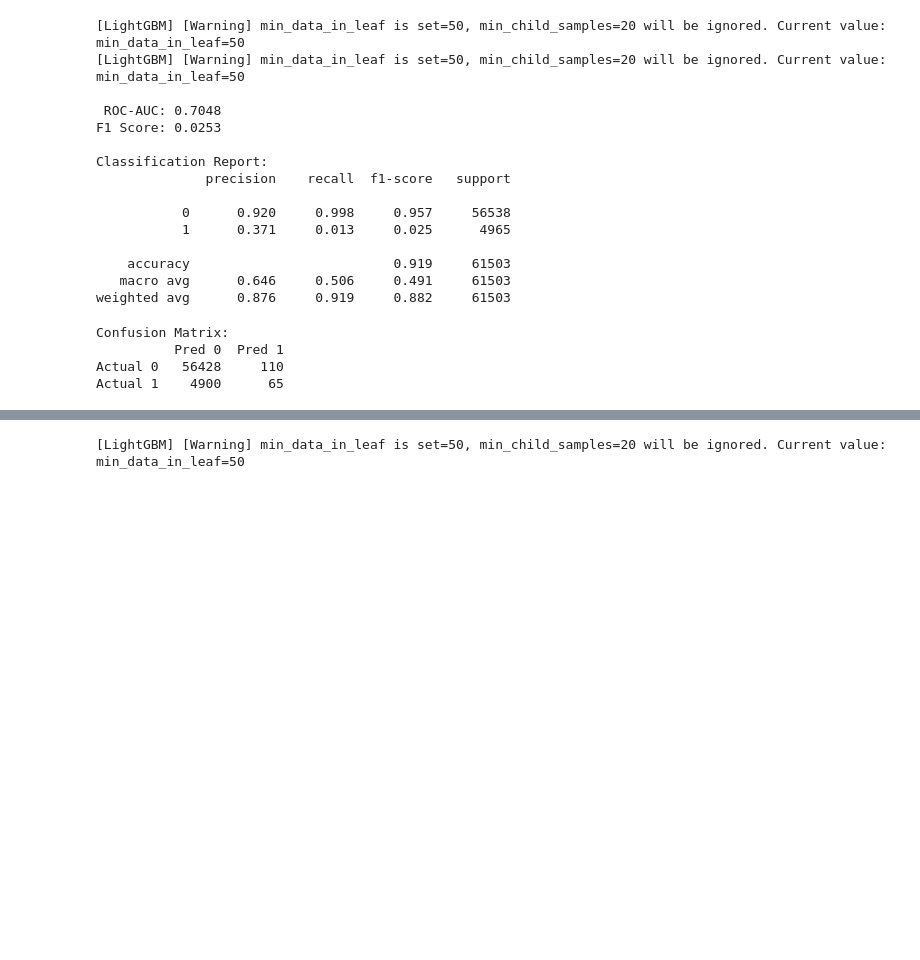
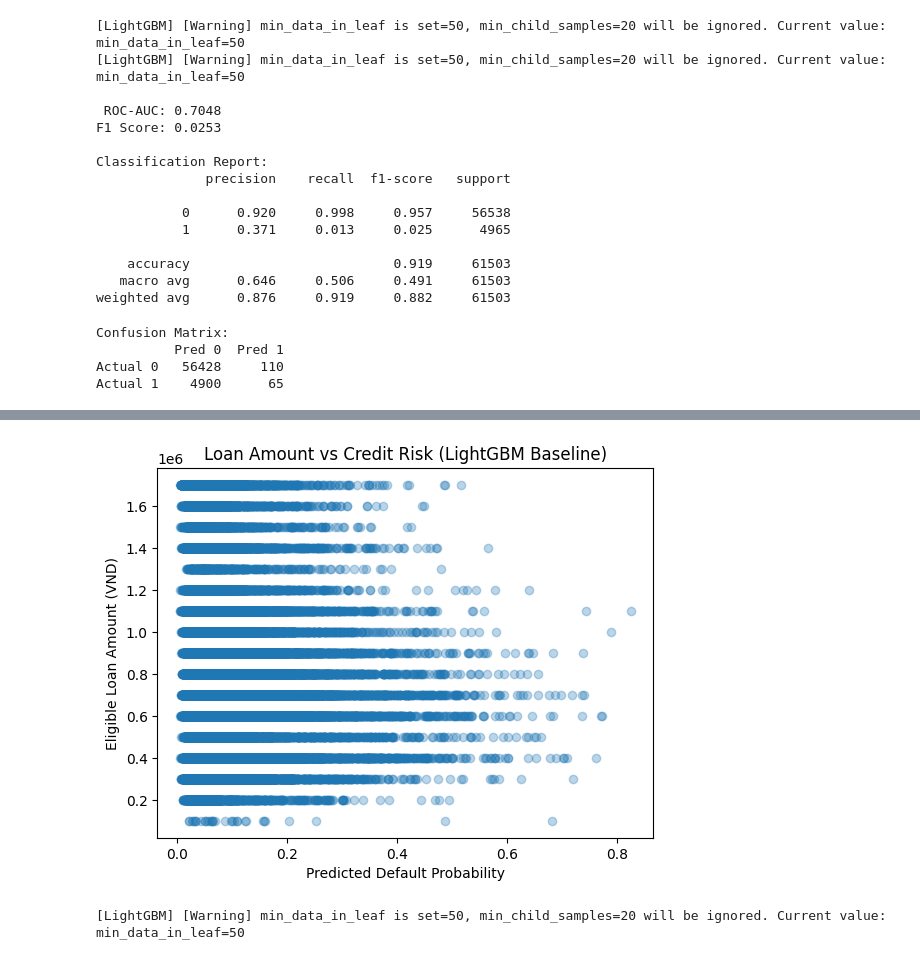
Before and after one commit to blacki0214/Credit-Scoring, a Jupyter notebook: notebooks/parquet_files/04_baseline_model_LightGBM.ipynb, the cells around one changed output, grey strips where cells are left out. Drawn from its saved outputs; the diff is of its cells as text; code cells hidden in the pictures; blank space fills up the shorter version.

```diff
--- a/notebooks/parquet_files/04_baseline_model_LightGBM.ipynb
+++ b/notebooks/parquet_files/04_baseline_model_LightGBM.ipynb
@@ -94,3 +94,33 @@ Confusion Matrix:
           Pred 0  Pred 1
 Actual 0   56428     110
 Actual 1    4900      65
+# %%
+X_test_df = pd.DataFrame(X_test, columns=X_train.columns)
+X_test_df['prob_default'] = y_prob
+# %%
+L_max = 300_000_000  # 300 million VND
+k = 2.0               # sensitivity factor
+income_factor = 5     # 5x monthly income cap
+
+# Ensure income column is present or use median if missing
+if 'raw_income_total' in X_test_df.columns:
+    X_test_df['raw_income_total'] = X_test_df['raw_income_total'].fillna(X_test_df['raw_income_total'].median())
+else:
+    X_test_df['raw_income_total'] = X_test_df['raw_income_total'].median()
+
+# Loan amount formula
+X_test_df['loan_amount_vnd'] = (
+    L_max * (1 - X_test_df['prob_default']) ** k
+).clip(lower=5_000_000)
+
+# Cap by income
+income_cap = X_test_df['raw_income_total'] * income_factor
+
+X_test_df['loan_amount_vnd'] = pd.concat(
+    [X_test_df['loan_amount_vnd'], income_cap], axis=1
+).min(axis=1)
+
+# Round to nearest 100,000
+X_test_df['loan_amount_vnd'] = X_test_df['loan_amount_vnd'].round(-5)
+
+X_test_df[['prob_default', 'raw_income_total', 'loan_amount_vnd']].head(10)
@@ -96,0 +139,10 @@ Actual 1    4900      65
+# %%
+import matplotlib.pyplot as plt
+
+plt.scatter(X_test_df['prob_default'], X_test_df['loan_amount_vnd'], alpha=0.3)
+plt.xlabel('Predicted Default Probability')
+plt.ylabel('Eligible Loan Amount (VND)')
+plt.title('Loan Amount vs Credit Risk (LightGBM Baseline)')
+plt.show()
+# %% [output]
+[figure, added]
```
Also changed, not shown: parts of 3 cells of this notebook, 3 other files.
